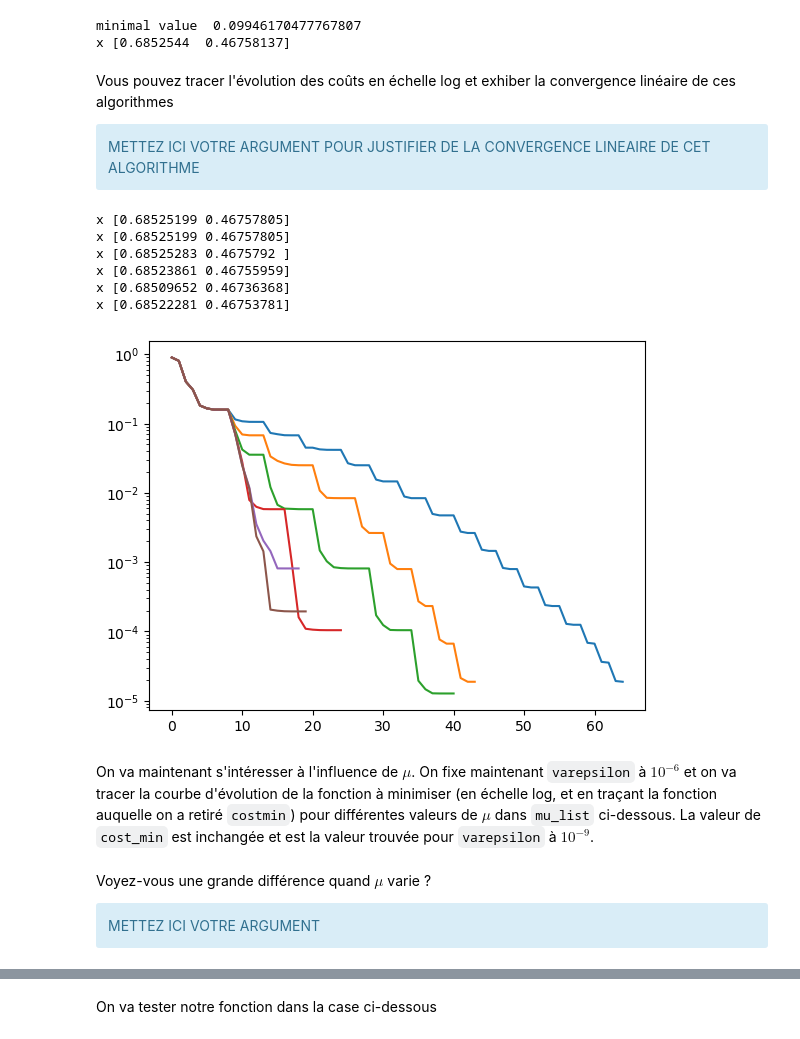
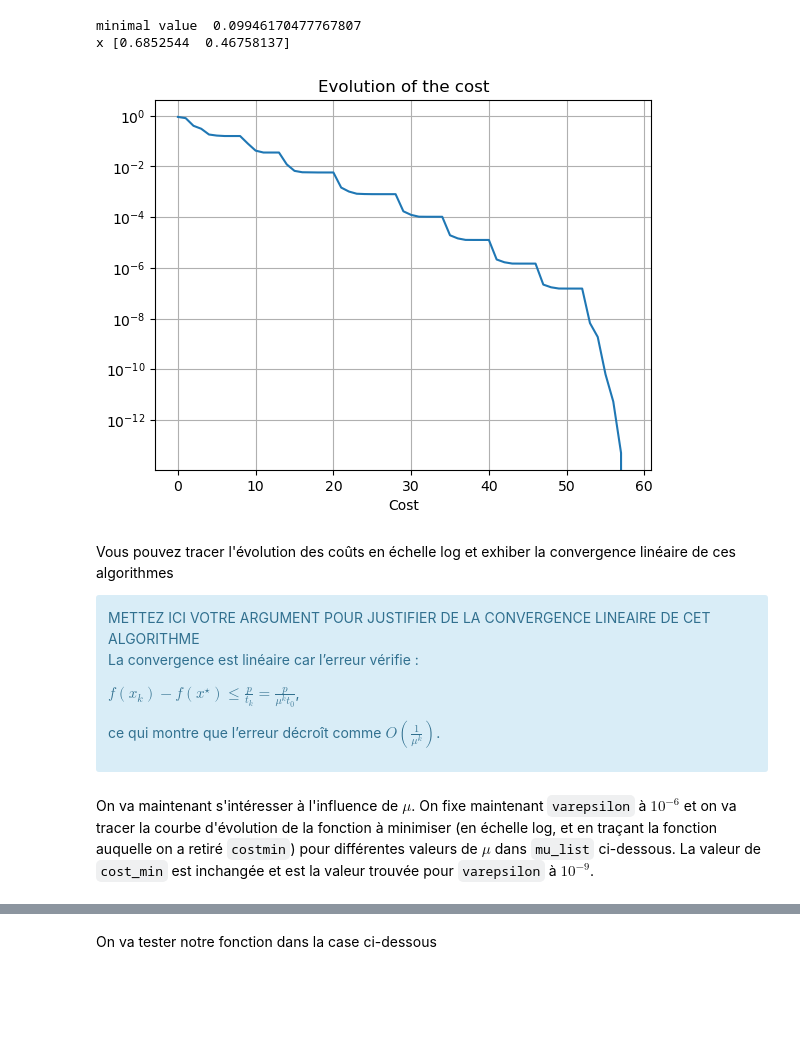
Before and after one commit to paulrohel/TP-OPTI-LISSE, a Jupyter notebook: TP3_Points interieurs.ipynb, the cells around one changed output, grey strips where cells are left out. Saved outputs shown, nothing was run; the diff lists cells and outputs as text; code cells hidden in the pictures; blank space fills up the shorter version.

```diff
--- a/TP3_Points interieurs.ipynb
+++ b/TP3_Points interieurs.ipynb
@@ -289,31 +290,29 @@ print('x',x) # x [0.68525439 0.46758135]
 # %% [output]
 minimal value  0.09946170477767807
 x [0.6852544  0.46758137]
+# %%
+f_t=non_lin_cst(func.Rosen(),square2(),10)
+costs,x=central_path(f_t,10,1.e-9,np.array([0,0]))
+cost_min=np.min(costs)
+
+plt.plot(costs - cost_min)
+plt.yscale('log')
+plt.xlabel('Cost')
+plt.title('Evolution of the cost')
+plt.grid()
+plt.show()
+# %% [output]
+[figure, added]
 # %% [markdown]
 Vous pouvez tracer l'évolution des coûts en échelle log et exhiber la convergence linéaire de ces algorithmes
 <div class="alert alert-block alert-info"> METTEZ ICI VOTRE ARGUMENT POUR JUSTIFIER DE LA CONVERGENCE LINEAIRE DE CET ALGORITHME
+
+
+La convergence est linéaire car l’erreur vérifie :
+
+$f(x_k) - f(x^\star) \leq \frac{p}{t_k} = \frac{p}{\mu^k t_0}$,
+
+ce qui montre que l’erreur décroît comme $O\!\left(\frac{1}{\mu^k}\right)$.
 </div>
-# %%
-f_t=non_lin_cst(func.Rosen(),square2(),10)
-mu_list=[2,4,10,100,1000,5000]
-varepsilon = 1.e-6
-
-for mu in mu_list :
-    f_t=non_lin_cst(func.Rosen(),square2(),10)
-    costs,x=central_path(f_t,mu,varepsilon,np.array([0,0]))
-    plt.semilogy(costs - cost_min)
-    print('x',x)
-# %% [output]
-x [0.68525199 0.46757805]
-x [0.68525199 0.46757805]
-x [0.68525283 0.4675792 ]
-x [0.68523861 0.46755959]
-x [0.68509652 0.46736368]
-x [0.68522281 0.46753781]
-[figure, removed]
 # %% [markdown]
 On va maintenant s'intéresser à l'influence de $\mu$. On fixe maintenant `varepsilon` à $10^{-6}$ et on va tracer la courbe d'évolution de la fonction à minimiser (en échelle log, et en traçant la fonction auquelle on a retiré `costmin`) pour différentes valeurs de $\mu$ dans `mu_list` ci-dessous. La valeur de `cost_min` est inchangée et est la valeur trouvée pour `varepsilon` à $10^{-9}$.
-# %% [markdown]
-Voyez-vous une grande différence quand $\mu$ varie ?
-<div class="alert alert-block alert-info"> METTEZ ICI VOTRE ARGUMENT
-</div>
```
Also changed, not shown: parts of 7 cells of this notebook, 2 other files.
